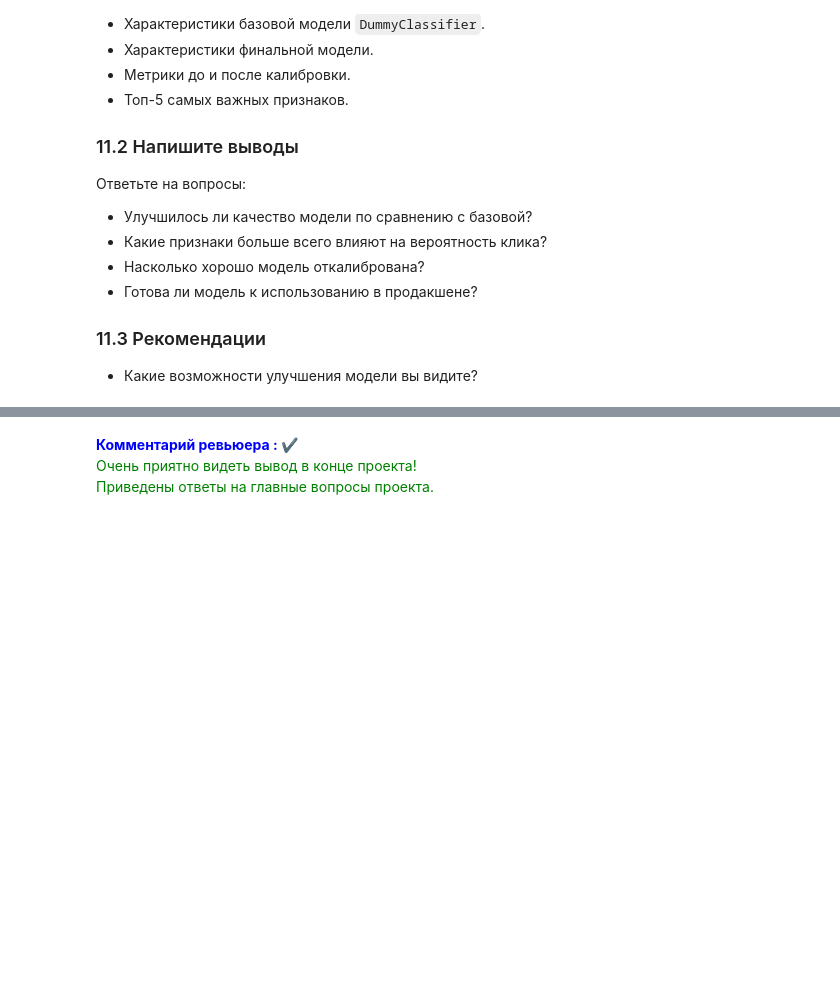
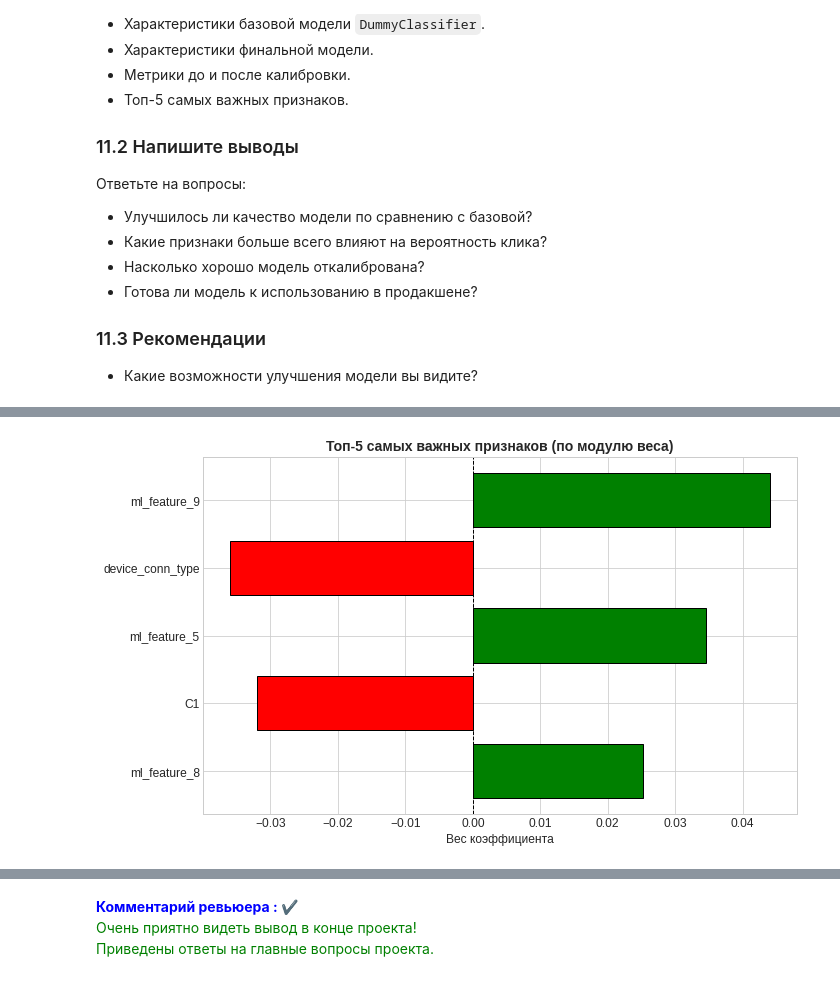
Before and after one commit to MllII/advandex-ctr-prediction, a Jupyter notebook: advandex_ctr_pipeline.ipynb, the cells around one changed output, grey strips where cells are left out. Cells and saved outputs as stored; diff of their text form; code cells hidden in the pictures; blank space fills up the shorter version.

```diff
--- a/advandex_ctr_pipeline.ipynb
+++ b/advandex_ctr_pipeline.ipynb
@@ -4326,27 +4623,28 @@ else:
 
 print("11.1 СВОДНАЯ ТАБЛИЦА РЕЗУЛЬТАТОВ")
 
-# ---- 1. Характеристики моделей ----
-print("\n1. ХАРАКТЕРИСТИКИ МОДЕЛЕЙ")
+# ---- 1. Получение предсказаний для всех моделей ----
+print("\n1. ПОЛУЧЕНИЕ ПРЕДСКАЗАНИЙ")
 print("-" * 50)
 
-# Для DummyClassifier используем предсказания на тесте (только для финального отчёта!)
-# Так как DummyClassifier не обучается, его можно использовать на тесте
-
-# Получаем предсказания DummyClassifier на тесте
+# DummyClassifier
 y_test_pred_dummy = dummy.predict(X_test_selected)
 y_test_proba_dummy = dummy.predict_proba(X_test_selected)[:, 1]
 
-# Для финальной модели без калибровки используем предсказания из раздела 8
-# (эти переменные были созданы в 8.1)
-y_test_pred_final = final_pipeline.predict(X_test_encoded)
-y_test_proba_final = final_pipeline.predict_proba(X_test_encoded)[:, 1]
+# Финальная модель без калибровки
+y_test_pred_final = final_model.predict(X_test_selected)
+y_test_proba_final = final_model.predict_proba(X_test_selected)[:, 1]
 
-# Для калиброванной модели используем предсказания из раздела 9
-y_test_pred_calibrated = calibrated_model_iso.predict(X_test_processed)
-y_test_proba_calibrated = calibrated_model_iso.predict_proba(X_test_processed)[:, 1]
+# Калиброванная модель
+y_test_pred_calibrated = calibrated_model_iso.predict(X_test_final)
+y_test_proba_calibrated = calibrated_model_iso.predict_proba(X_test_final)[:, 1]
 
-# Создаём таблицу сравнения
+print("✅ Предсказания получены для всех моделей")
+
+# ---- 2. Сравнительная таблица моделей ----
+print("\n2. СРАВНИТЕЛЬНАЯ ТАБЛИЦА МОДЕЛЕЙ")
+print("-" * 50)
+
 models_comparison = pd.DataFrame({
     'Модель': ['DummyClassifier', 'LogisticRegression (без калибровки)', 'LogisticRegression (с калибровкой)'],
     'PR-AUC': [
@@ -4385,6 +4683,64 @@ print("Сравнение моделей:")
 print("=" * 100)
 print(models_comparison.to_string(index=False))
 print("=" * 100)
+
+# ---- 3. Метрики калибровки ----
+print("\n3. МЕТРИКИ КАЛИБРОВКИ")
+print("-" * 50)
+
+calibration_metrics = pd.DataFrame({
+    'Метрика': ['Оценка Бриера', 'ECE', 'MCE'],
+    'Без калибровки': [brier_uncal, ece_uncal, mce_uncal],
+    'С калибровкой': [brier_cal, ece_cal, mce_cal],
+    'Изменение': [
+        f"{(brier_cal - brier_uncal) / brier_uncal * 100:+.1f}%",
+        f"{(ece_cal - ece_uncal) / ece_uncal * 100:+.1f}%",
+        f"{(mce_cal - mce_uncal) / mce_uncal * 100:+.1f}%"
+    ]
+})
+
+print("Метрики калибровки:")
+print("=" * 60)
+print(calibration_metrics.to_string(index=False))
+print("=" * 60)
+
+# ---- 4. Топ-5 самых важных признаков ----
+print("\n4. ТОП-5 САМЫХ ВАЖНЫХ ПРИЗНАКОВ")
+print("-" * 50)
+
+# Получаем коэффициенты из финальной модели
+coef = final_model.coef_[0]
+feature_names = X_train_selected.columns.tolist()
+
+weights_df = pd.DataFrame({
+    'Признак': feature_names,
+    'Вес': coef,
+    '|Вес|': abs(coef)
+}).sort_values('|Вес|', ascending=False)
+
+top5 = weights_df.head(5)
+
+print("Топ-5 признаков по модулю веса:")
+print("=" * 60)
+print(f"{'№':<4} {'Признак':<25} {'Вес':>15} {'|Вес|':>15}")
+print("-" * 60)
+for i, (idx, row) in enumerate(top5.iterrows(), 1):
+    print(f"{i:<4} {row['Признак']:<25} {row['Вес']:>15.4f} {row['|Вес|']:>15.4f}")
+print("=" * 60)
+
+# ---- 5. Визуализация топ-5 признаков ----
+print("\n5. ВИЗУАЛИЗАЦИЯ ТОП-5 ПРИЗНАКОВ")
+print("-" * 50)
+
+plt.figure(figsize=(10, 6))
+colors = ['green' if w > 0 else 'red' for w in top5['Вес']]
+plt.barh(top5['Признак'], top5['Вес'], color=colors, edgecolor='black')
+plt.title('Топ-5 самых важных признаков (по модулю веса)', fontsize=14, fontweight='bold')
+plt.xlabel('Вес коэффициента')
+plt.axvline(x=0, color='black', linestyle='--', linewidth=1)
+plt.gca().invert_yaxis()
+plt.tight_layout()
+plt.show()
 # %% [output]
 11.1 СВОДНАЯ ТАБЛИЦА РЕЗУЛЬТАТОВ
 
@@ -4399,0 +4762 @@ LogisticRegression (без калибровки)  0.3982         0.1995    0.582
+[figure, added]
```
Also changed, not shown: parts of 136 cells of this notebook, 9 other files.
